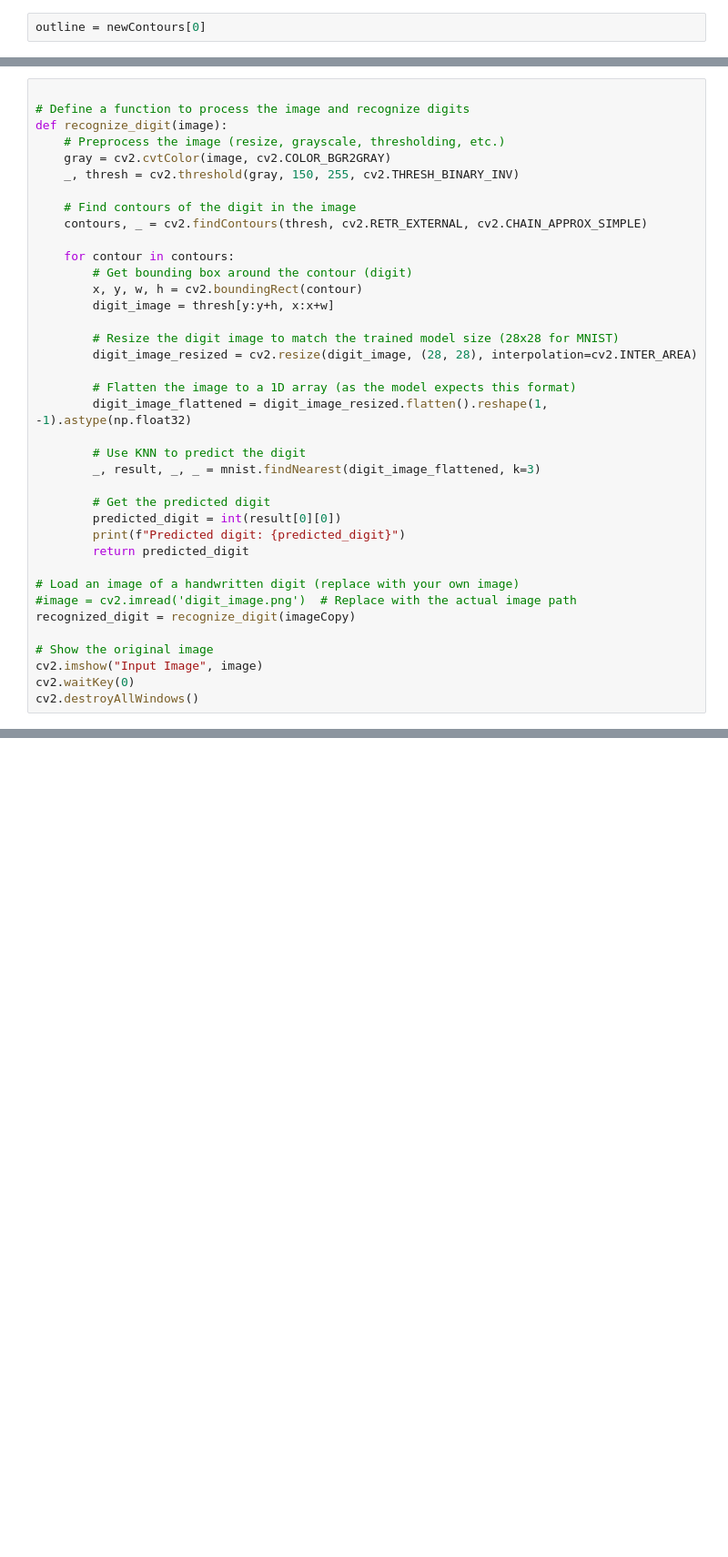
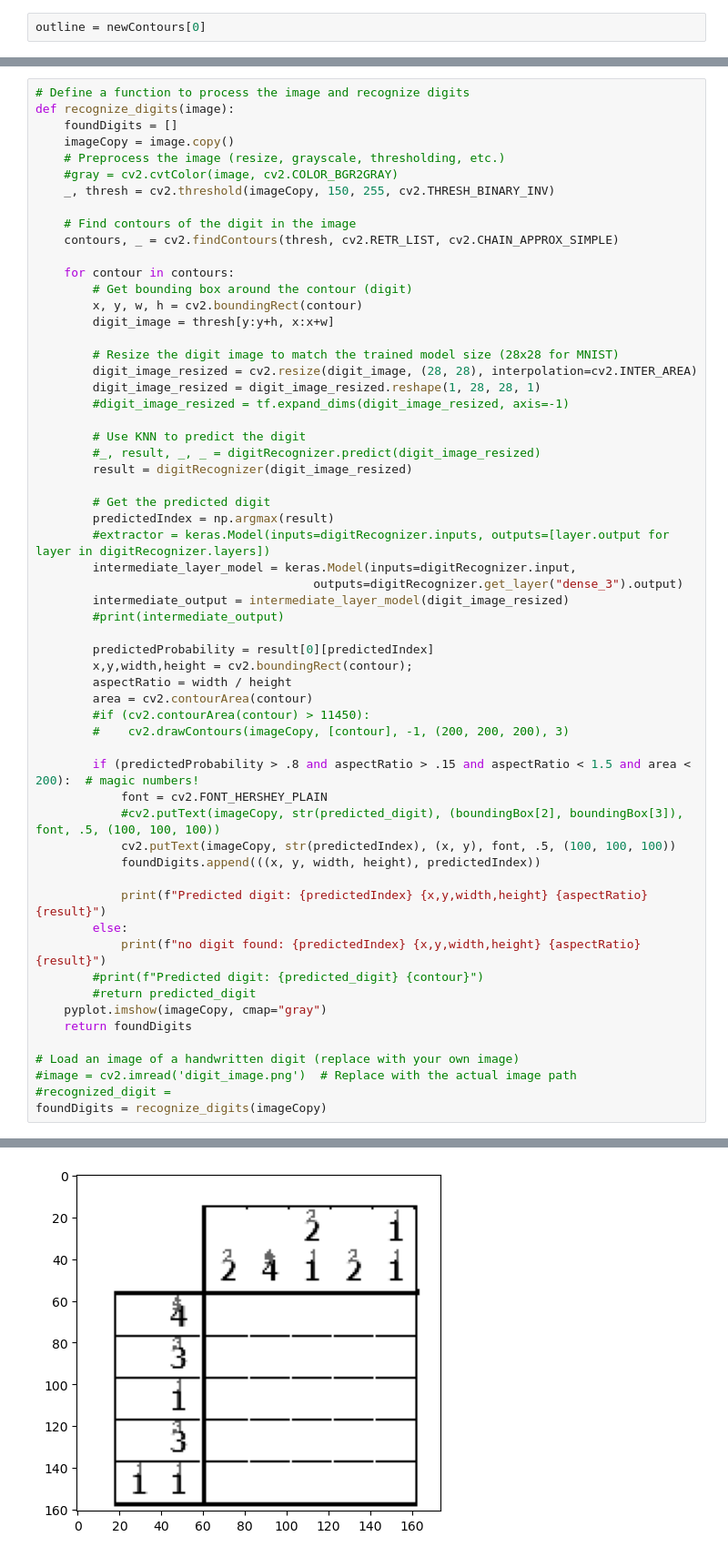
Before and after one commit to igloo81/nonogram, a Jupyter notebook: NonoGram start.ipynb, the cells around one changed output, grey strips where cells are left out. Shown at 91% size. Saved outputs shown, nothing was run; the diff lists cells and outputs as text; blank space fills up the shorter version.

```diff
--- a/NonoGram start.ipynb
+++ b/NonoGram start.ipynb
@@ -159,13 +143,14 @@ ModuleNotFoundError: No module named 'tensorflow_core.estimator'
 # %%
-
 # Define a function to process the image and recognize digits
-def recognize_digit(image):
+def recognize_digits(image):
+    foundDigits = []
+    imageCopy = image.copy()
     # Preprocess the image (resize, grayscale, thresholding, etc.)
-    gray = cv2.cvtColor(image, cv2.COLOR_BGR2GRAY)
-    _, thresh = cv2.threshold(gray, 150, 255, cv2.THRESH_BINARY_INV)
+    #gray = cv2.cvtColor(image, cv2.COLOR_BGR2GRAY)
+    _, thresh = cv2.threshold(imageCopy, 150, 255, cv2.THRESH_BINARY_INV)
 
     # Find contours of the digit in the image
-    contours, _ = cv2.findContours(thresh, cv2.RETR_EXTERNAL, cv2.CHAIN_APPROX_SIMPLE)
+    contours, _ = cv2.findContours(thresh, cv2.RETR_LIST, cv2.CHAIN_APPROX_SIMPLE)
 
     for contour in contours:
         # Get bounding box around the contour (digit)
@@ -174,23 +159,44 @@ def recognize_digit(image):
 
         # Resize the digit image to match the trained model size (28x28 for MNIST)
         digit_image_resized = cv2.resize(digit_image, (28, 28), interpolation=cv2.INTER_AREA)
-
-        # Flatten the image to a 1D array (as the model expects this format)
-        digit_image_flattened = digit_image_resized.flatten().reshape(1, -1).astype(np.float32)
+        digit_image_resized = digit_image_resized.reshape(1, 28, 28, 1)
+        #digit_image_resized = tf.expand_dims(digit_image_resized, axis=-1)
 
         # Use KNN to predict the digit
-        _, result, _, _ = mnist.findNearest(digit_image_flattened, k=3)
+        #_, result, _, _ = digitRecognizer.predict(digit_image_resized)
+        result = digitRecognizer(digit_image_resized)
 
         # Get the predicted digit
-        predicted_digit = int(result[0][0])
-        print(f"Predicted digit: {predicted_digit}")
-        return predicted_digit
+        predictedIndex = np.argmax(result)
+        #extractor = keras.Model(inputs=digitRecognizer.inputs, outputs=[layer.output for layer in digitRecognizer.layers])
+        intermediate_layer_model = keras.Model(inputs=digitRecognizer.input,
+                                       outputs=digitRecognizer.get_layer("dense_3").output)
+        intermediate_output = intermediate_layer_model(digit_image_resized)
+        #print(intermediate_output)
+
+        predictedProbability = result[0][predictedIndex]
+        x,y,width,height = cv2.boundingRect(contour);
+        aspectRatio = width / height
+        area = cv2.contourArea(contour)
+        #if (cv2.contourArea(contour) > 11450):
+        #    cv2.drawContours(imageCopy, [contour], -1, (200, 200, 200), 3)
+
+        if (predictedProbability > .8 and aspectRatio > .15 and aspectRatio < 1.5 and area < 200):  # magic numbers!
+            font = cv2.FONT_HERSHEY_PLAIN
+            #cv2.putText(imageCopy, str(predicted_digit), (boundingBox[2], boundingBox[3]), font, .5, (100, 100, 100))
+            cv2.putText(imageCopy, str(predictedIndex), (x, y), font, .5, (100, 100, 100))
+            foundDigits.append(((x, y, width, height), predictedIndex))
+
+            print(f"Predicted digit: {predictedIndex} {x,y,width,height} {aspectRatio} {result}")
+        else:
+            print(f"no digit found: {predictedIndex} {x,y,width,height} {aspectRatio} {result}")
+        #print(f"Predicted digit: {predicted_digit} {contour}")
+        #return predicted_digit
+    pyplot.imshow(imageCopy, cmap="gray")
+    return foundDigits
 
 # Load an image of a handwritten digit (replace with your own image)
 #image = cv2.imread('digit_image.png')  # Replace with the actual image path
-recognized_digit = recognize_digit(imageCopy)
-
-# Show the original image
-cv2.imshow("Input Image", image)
-cv2.waitKey(0)
-cv2.destroyAllWindows()
+#recognized_digit =
+foundDigits = recognize_digits(imageCopy)
+# %% [output]
@@ -196,0 +220 @@ cv2.destroyAllWindows()
+[figure, added]
```
Also changed, not shown: parts of 10 cells of this notebook, 1 other file.
